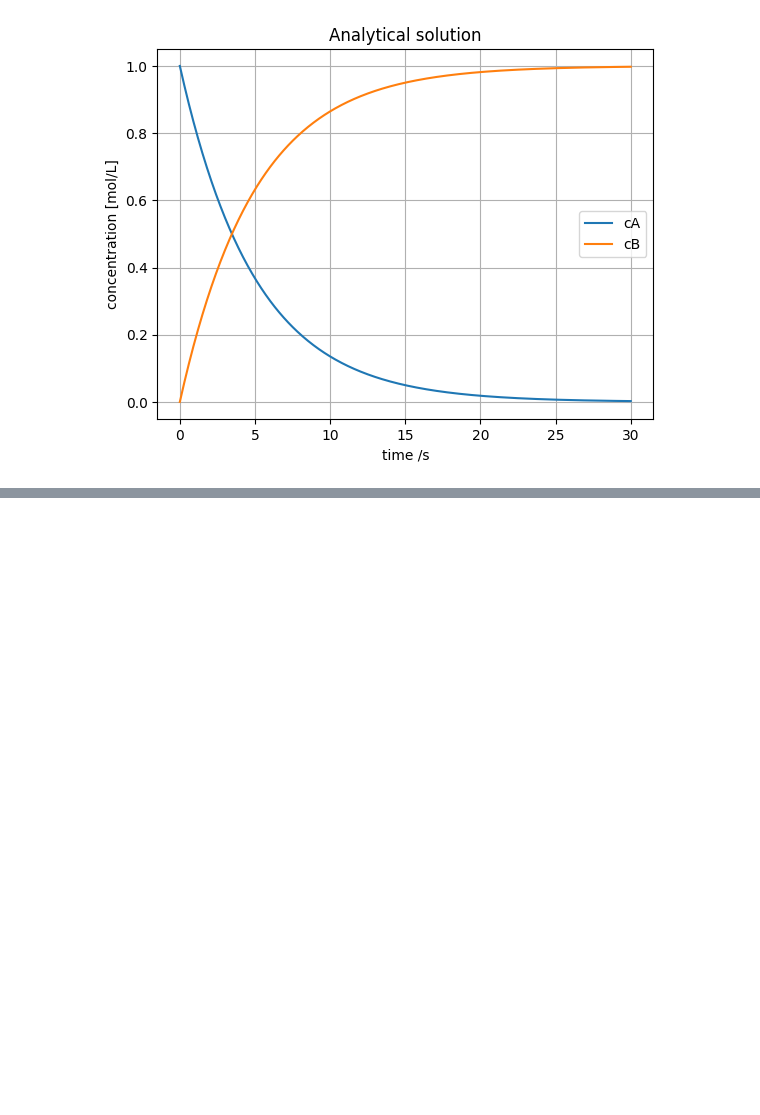
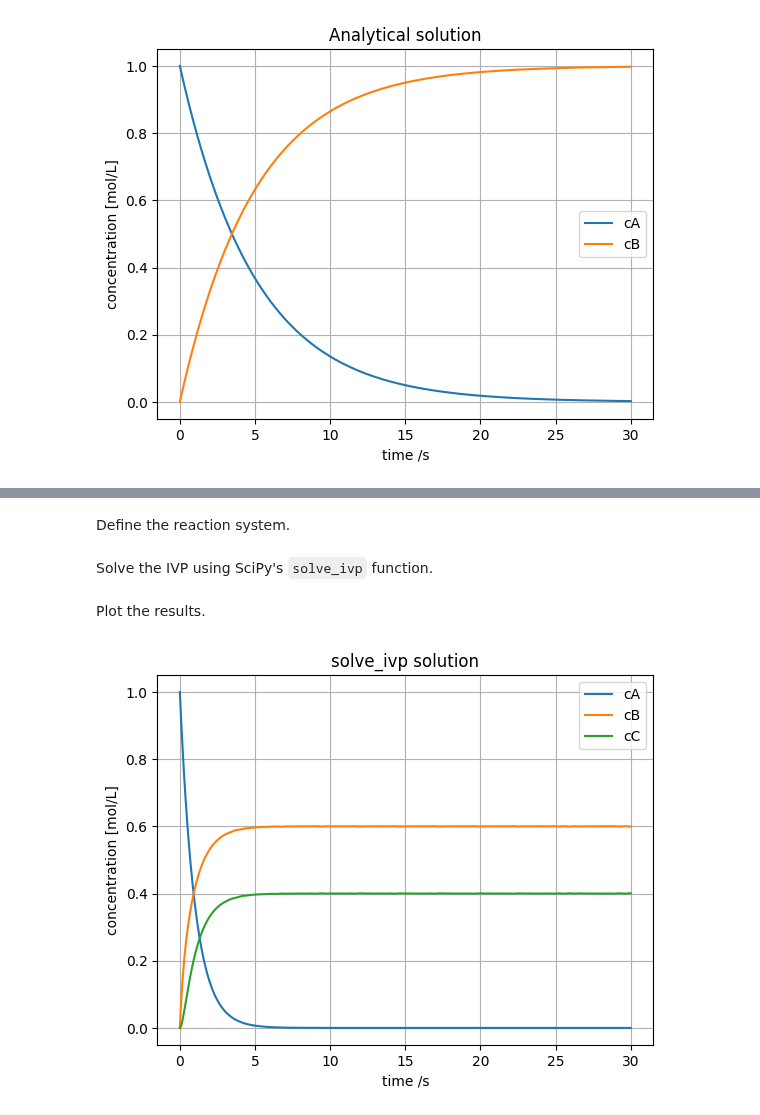
Before and after one commit to process-intelligence-research/computational_practicum_lecture_coding, a Jupyter notebook: q1_lecture_5/Q1Lecture5.ipynb, the cells around one changed output, grey strips where cells are left out. Saved outputs shown, nothing was run; the diff lists cells and outputs as text; code cells hidden in the pictures; blank space fills up the shorter version.

```diff
--- a/q1_lecture_5/Q1Lecture5.ipynb
+++ b/q1_lecture_5/Q1Lecture5.ipynb
@@ -83,0 +129,37 @@ ValueError: x and y must have same first dimension, but have shapes (500,) and (
+# %% [markdown]
+Define the reaction system.
+# %%
+# rate constants
+k = [1, 0, 2, 3]
+# %%
+# initial condition
+c_0 = np.array([1,0,0])
+# %%
+# reaction system
+def dC(t, c, k):
+    dcA = -k[0]*c[0]+k[1]*c[1]
+    dcB = k[0]*c[0]+k[3]*c[2]-(k[1]+k[2])*c[1]
+    dcC = -k[3]*c[2]+k[2]*c[1]
+    return [dcA, dcB, dcC]
+# %% [markdown]
+Solve the IVP using SciPy's `solve_ivp` function.
+# %%
+results = sp.integrate.solve_ivp(dC, (t[0],t[-1]), c_0, t_eval=t, args=(k,))
+cA = results['y'][0]
+cB = results['y'][1]
+cC = results['y'][2]
+# %% [markdown]
+Plot the results.
+# %%
+fig, ax = plt.subplots()
+ax.plot(t, cA, label = "cA")
+ax.plot(t, cB, label = "cB")
+ax.plot(t, cC, label = "cC")
+ax.set_xlabel("time /s")
+ax.set_ylabel("concentration [mol/L]")
+ax.set_title("solve_ivp solution")
+ax.legend()
+ax.grid()
+fig.show()
+# %% [output]
+[figure, added]
```
Also changed, not shown: parts of 16 cells of this notebook.
